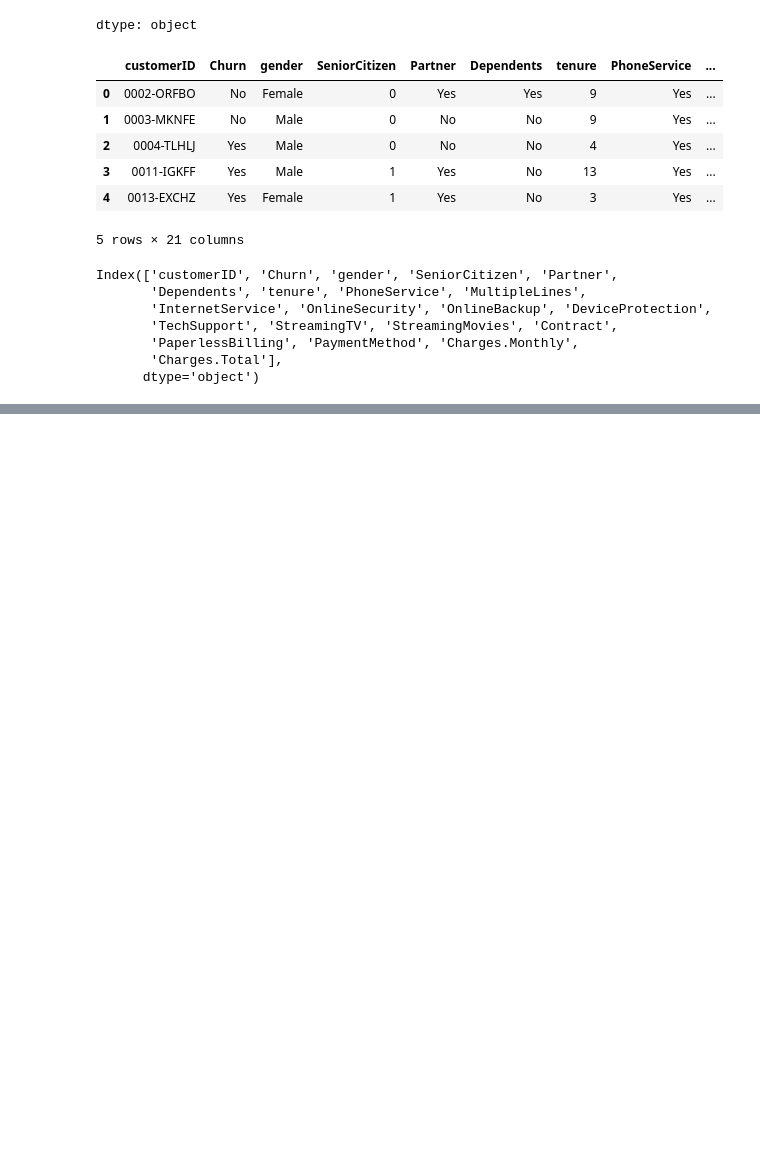
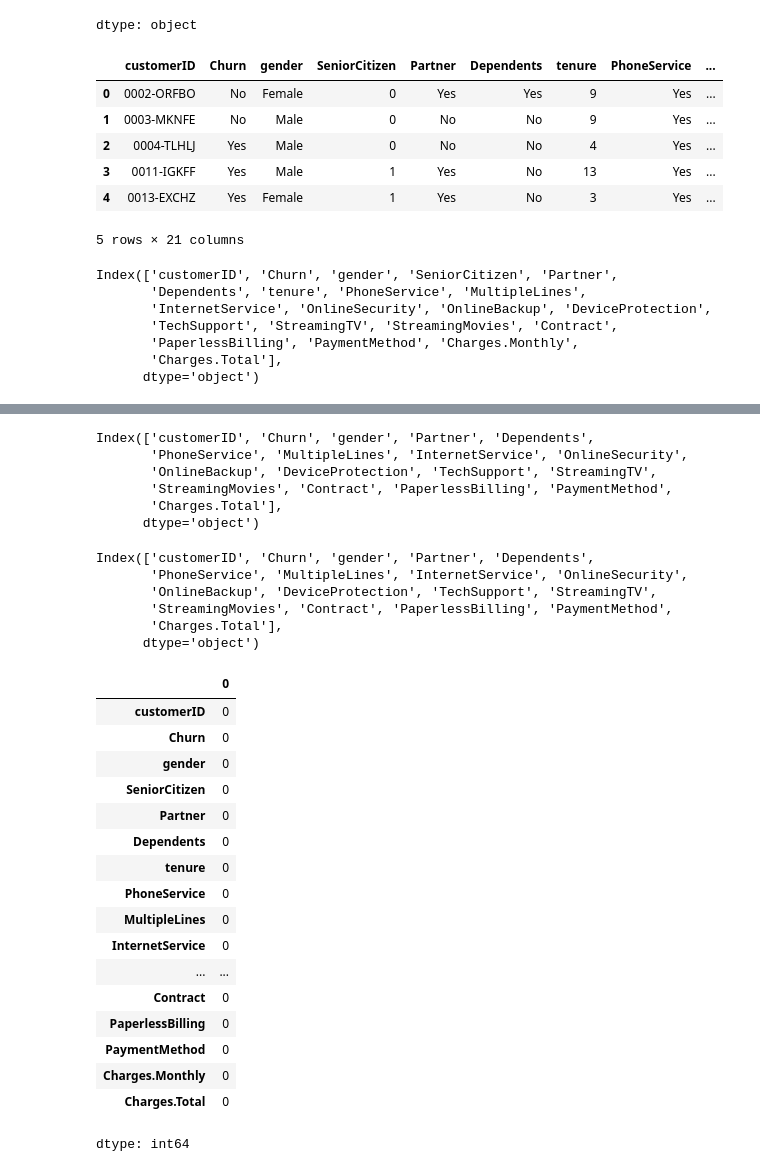
Before and after one commit to Samuel442/challenge-telecomX, a Jupyter notebook: challenge_telecomX.ipynb, the cells around one changed output, grey strips where cells are left out. Cells and saved outputs as stored; diff of their text form; code cells hidden in the pictures; blank space fills up the shorter version.

Commit message:
Verificado inconsistencias e tratado a coluna principal ['Charges.Total']

```diff
--- a/challenge_telecomX.ipynb
+++ b/challenge_telecomX.ipynb
@@ -86,0 +126,41 @@ Index(['customerID', 'Churn', 'gender', 'SeniorCitizen', 'Partner',
+# %%
+# separando por tipo
+df_telecon_normalizado.select_dtypes(include=['int64', 'float64']).columns
+# %% [output]
+Index(['customerID', 'Churn', 'gender', 'Partner', 'Dependents',
+       'PhoneService', 'MultipleLines', 'InternetService', 'OnlineSecurity',
+       'OnlineBackup', 'DeviceProtection', 'TechSupport', 'StreamingTV',
+       'StreamingMovies', 'Contract', 'PaperlessBilling', 'PaymentMethod',
+       'Charges.Total'],
+      dtype='object')
+# %%
+df_telecon_normalizado.select_dtypes(include=['object']).columns
+# %% [output]
+Index(['customerID', 'Churn', 'gender', 'Partner', 'Dependents',
+       'PhoneService', 'MultipleLines', 'InternetService', 'OnlineSecurity',
+       'OnlineBackup', 'DeviceProtection', 'TechSupport', 'StreamingTV',
+       'StreamingMovies', 'Contract', 'PaperlessBilling', 'PaymentMethod',
+       'Charges.Total'],
+      dtype='object')
+# %%
+# valores ausentes
+df_telecon_normalizado.isna().sum()
+# %% [output]
+|  | 0 |
+| customerID | 0 |
+| Churn | 0 |
+| gender | 0 |
+| SeniorCitizen | 0 |
+| Partner | 0 |
+| Dependents | 0 |
+| tenure | 0 |
+| PhoneService | 0 |
+| MultipleLines | 0 |
+| InternetService | 0 |
+| ... | ... |
+| Contract | 0 |
+| PaperlessBilling | 0 |
+| PaymentMethod | 0 |
+| Charges.Monthly | 0 |
+| Charges.Total | 0 |
+dtype: int64
```
Also changed, not shown: parts of 20 cells of this notebook.
